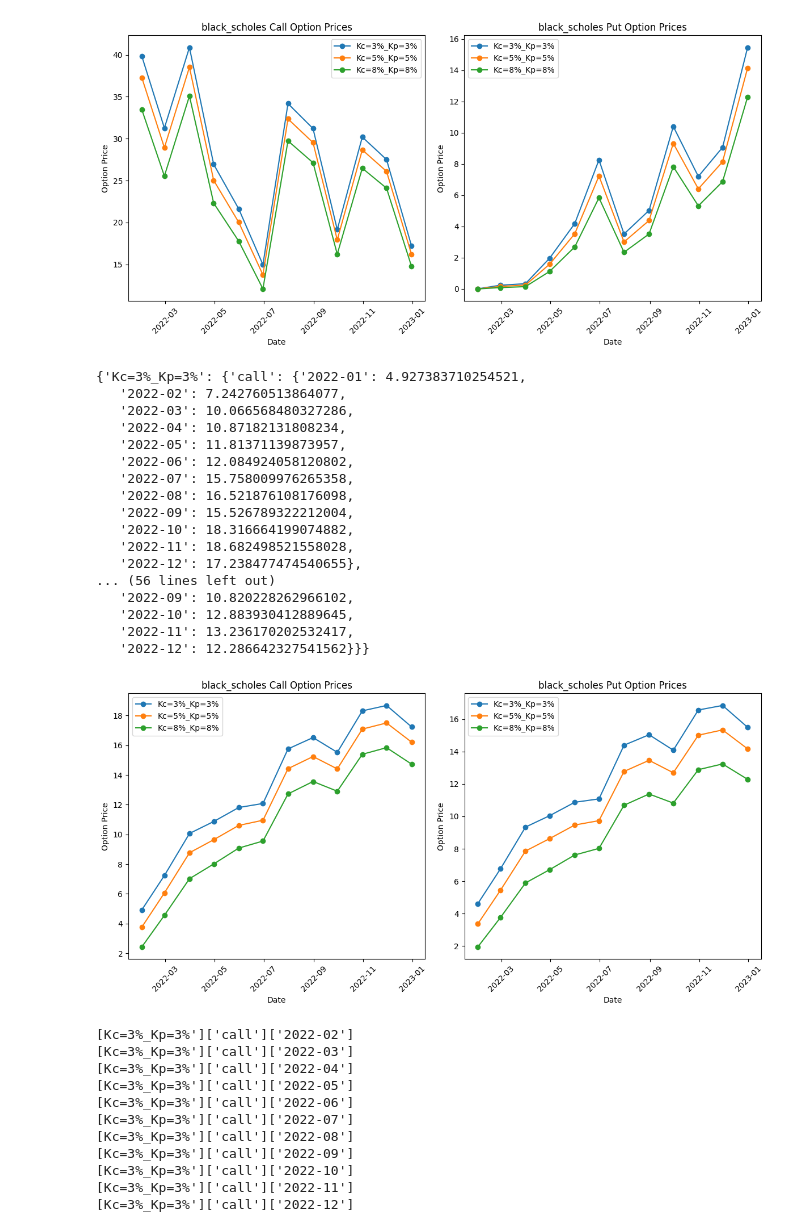
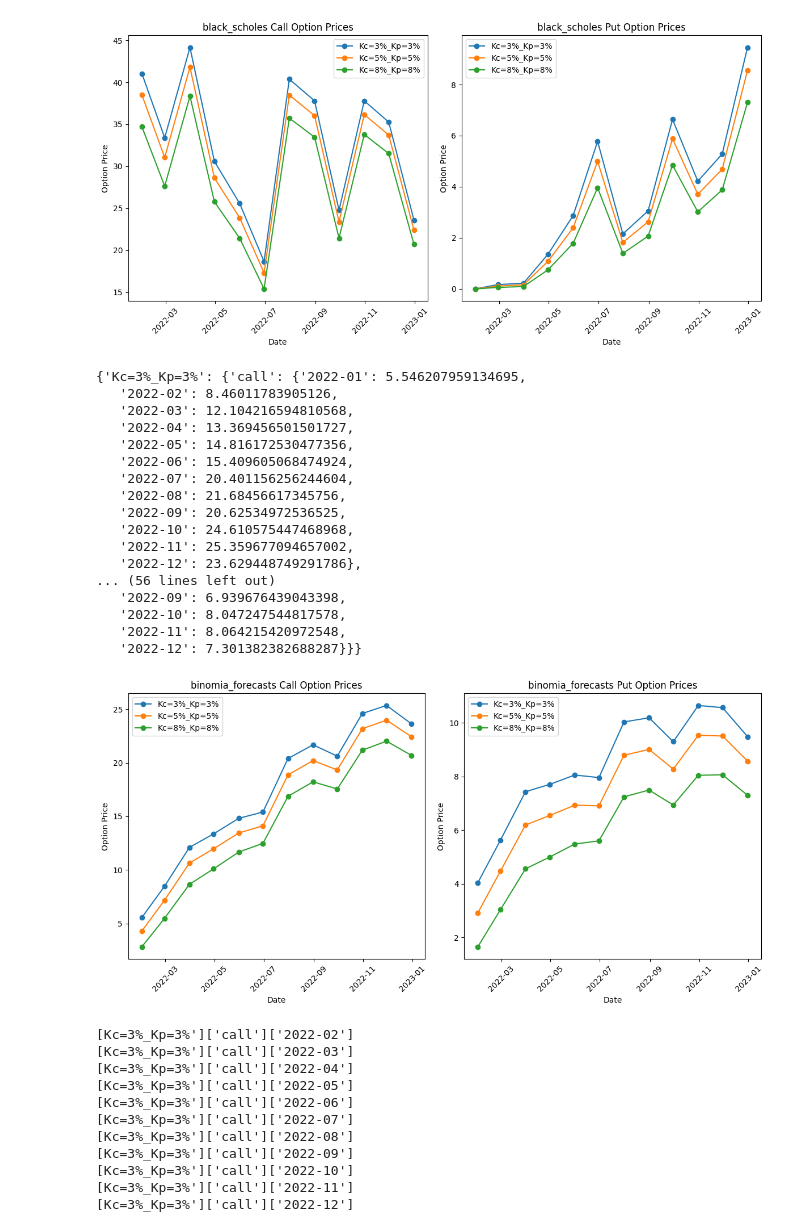
Before and after one commit to 6siyan/FE620_Final_Project, a Jupyter notebook: FE620_Final_Porject.ipynb, the cells around one changed output. Cells and saved outputs as stored; diff of their text form; code cells hidden in the pictures.

```diff
--- a/FE620_Final_Porject.ipynb
+++ b/FE620_Final_Porject.ipynb
@@ -47,7 +47,7 @@ def black_scholes(S, K, T, r, sigma, option_type="call"):
 
 # Fetching Apple's stock closing price data for 2022
 aapl = yf.Ticker("AAPL")
-data_2022 = aapl.history(start="2022-12-12", end="2023-12-12")['Close']
+data_2022 = aapl.history(start="2022-01-01", end="2023-01-01")['Close']
 
 # Setting up parameters for the Black-Scholes model
 r = 0.12  # Risk-free interest rate (assumed)
@@ -64,7 +64,7 @@ for month_end in pd.date_range(start="2022-12-31", end="2022-12-31", freq='M'):
     # Current stock price at month-end
     S = data_2022.loc[data_2022.index <= month_end_tz][-1]
     K = S  # Assuming at-the-money option
-    T = (month_end_tz - pd.Timestamp("2022-12-12", tz='America/New_York')) / pd.Timedelta(days=365)
+    T = (month_end_tz - pd.Timestamp("2022-01-01", tz='America/New_York')) / pd.Timedelta(days=365)
     N = 100  # Number of steps
 # %%
 import yfinance as yf
@@ -75,11 +75,11 @@ import pytz
 
 # Fetching Apple's stock data
 aapl = yf.Ticker("AAPL")
-data_2022 = aapl.history(start="2022-12-12", end="2023-12-12")['Close']
+data_2022 = aapl.history(start="2022-01-01", end="2023-01-01")['Close']
 
 # Common parameters
 timezone = pytz.timezone('America/New_York')
-date_range = pd.date_range(start="2022-12-31", end="2022-12-31", freq='M')
+date_range = pd.date_range(start="2022-01-31", end="2022-12-31", freq='M')
 
 # Scenario parameters
 scenario = {"r": 0.12, "sigma": data_2022.pct_change().dropna().std() * np.sqrt(252)}
@@ -98,7 +98,7 @@ for strike_percent in [0.03, 0.05, 0.08]:
     for month_end in date_range:
         month_end_tz = timezone.localize(month_end)
         S = data_2022.loc[data_2022.index <= month_end_tz][-1]
-        T = (month_end_tz - pd.Timestamp("2022-12-12", tz='America/New_York')) / pd.Timedelta(days=365)
+        T = (month_end_tz - pd.Timestamp("2022-01-01", tz='America/New_York')) / pd.Timedelta(days=365)
 
         # Calculate call option price
         call_option_price = black_scholes(S, Kc, T, scenario["r"], scenario["sigma"], option_type="call")
@@ -172,7 +172,7 @@ plt.legend()
 plt.tight_layout()
 plt.show()
 # %% [output]
-[figure, old version]
+[figure, new version]
 # %%
 import yfinance as yf
 import numpy as np
@@ -206,7 +206,7 @@ def binomial_option_prices(S, K, T, r, sigma, N):
 
 # Fetching Apple's stock closing price data for 2022
 aapl = yf.Ticker("AAPL")
-data_2022 = aapl.history(start="2022-12-12", end="2023-12-12")['Close']
+data_2022 = aapl.history(start="2022-01-01", end="2023-01-01")['Close']
 
 # Setting up parameters for the binomial model
 r = 0.12  # Risk-free interest rate (assumed)
@@ -219,10 +219,10 @@ strike_percentages = [0.03, 0.05, 0.08]  # Different strike percentages
 forecasts = {f"Kc={int(100*sp)}%_Kp={int(100*sp)}%": {"call": {}, "put": {}} for sp in strike_percentages}
 
 # Calculate forecasts for each strike price
-for month_end in pd.date_range(start="2022-12-31", end="2022-12-31", freq='M'):
+for month_end in pd.date_range(start="2022-01-01", end="2022-12-31", freq='M'):
     month_end_tz = timezone.localize(month_end)
     S = data_2022.loc[data_2022.index <= month_end_tz][-1]
-    T = (month_end_tz - pd.Timestamp("2022-12-12", tz='America/New_York')) / pd.Timedelta(days=365)
+    T = (month_end_tz - pd.Timestamp("2022-01-01", tz='America/New_York')) / pd.Timedelta(days=365)
 
     for strike_percent in strike_percentages:
         Kc = S * (1 + strike_percent)  # Call strike price
@@ -238,23 +238,23 @@ for month_end in pd.date_range(start="2022-12-31", end="2022-12-31", freq='M'):
 binomia_forecasts = forecasts
 forecasts
 # %% [output]
-{'Kc=3%_Kp=3%': {'call': {'2022-01': 4.927383710254521,
-   '2022-02': 7.242760513864077,
-   '2022-03': 10.066568480327286,
-   '2022-04': 10.87182131808234,
-   '2022-05': 11.81371139873957,
-   '2022-06': 12.084924058120802,
-   '2022-07': 15.758009976265358,
-   '2022-08': 16.521876108176098,
-   '2022-09': 15.526789322212004,
-   '2022-10': 18.316664199074882,
-   '2022-11': 18.682498521558028,
-   '2022-12': 17.238477474540655},
+{'Kc=3%_Kp=3%': {'call': {'2022-01': 5.546207959134695,
+   '2022-02': 8.46011783905126,
+   '2022-03': 12.104216594810568,
+   '2022-04': 13.369456501501727,
+   '2022-05': 14.816172530477356,
+   '2022-06': 15.409605068474924,
+   '2022-07': 20.401156256244604,
+   '2022-08': 21.68456617345756,
+   '2022-09': 20.62534972536525,
+   '2022-10': 24.610575447468968,
+   '2022-11': 25.359677094657002,
+   '2022-12': 23.629448749291786},
 ... (56 lines left out)
-   '2022-09': 10.820228262966102,
-   '2022-10': 12.883930412889645,
-   '2022-11': 13.236170202532417,
-   '2022-12': 12.286642327541562}}}
+   '2022-09': 6.939676439043398,
+   '2022-10': 8.047247544817578,
+   '2022-11': 8.064215420972548,
+   '2022-12': 7.301382382688287}}}
 # %%
 import matplotlib.pyplot as plt
 # Add 'put' data to the 'forecasts' dictionary for each scenario
@@ -269,36 +269,36 @@ put_5 = list(forecasts['Kc=5%_Kp=5%']['put'].values())
 put_8 = list(forecasts['Kc=8%_Kp=8%']['put'].values())
 
 # Dates for x-axis
 dates = list(forecasts['Kc=3%_Kp=3%']['call'].keys())
 # Create two separate line charts for call and put options
 plt.figure(figsize=(12, 6))
 
 # Line chart for Call Options
 plt.subplot(1, 2, 1)
 plt.plot(date_range, call_3, label='Kc=3%_Kp=3%', marker='o')
 plt.plot(date_range, call_5, label='Kc=5%_Kp=5%', marker='o')
 plt.plot(date_range, call_8, label='Kc=8%_Kp=8%', marker='o')
-plt.title('black_scholes Call Option Prices')
+plt.title('binomia_forecasts Call Option Prices')
 plt.xlabel('Date')
 plt.xticks(rotation=45)
 plt.ylabel('Option Price')
 plt.legend()
 
 # Line chart for Put Options
 plt.subplot(1, 2, 2)
 plt.plot(date_range, put_3, label='Kc=3%_Kp=3%', marker='o')
 plt.plot(date_range, put_5, label='Kc=5%_Kp=5%', marker='o')
 plt.plot(date_range, put_8, label='Kc=8%_Kp=8%', marker='o')
-plt.title('black_scholes Put Option Prices')
+plt.title('binomia_forecasts Put Option Prices')
 plt.xlabel('Date')
 plt.xticks(rotation=45)
 plt.ylabel('Option Price')
 plt.legend()
 
 plt.tight_layout()
 plt.show()
 # %% [output]
-[figure, old version]
+[figure, new version]
 # %%
 
 months = []
```
Also changed, not shown: parts of 4 cells of this notebook.
